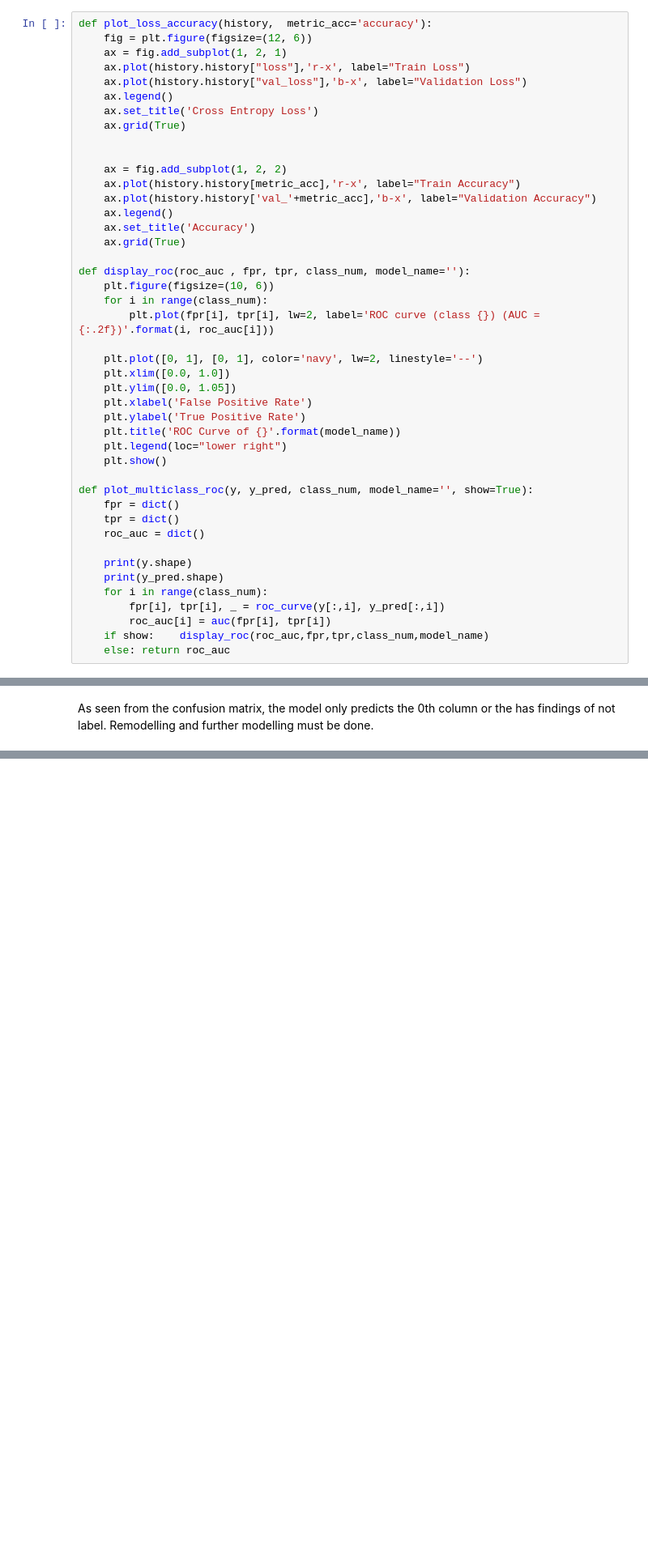
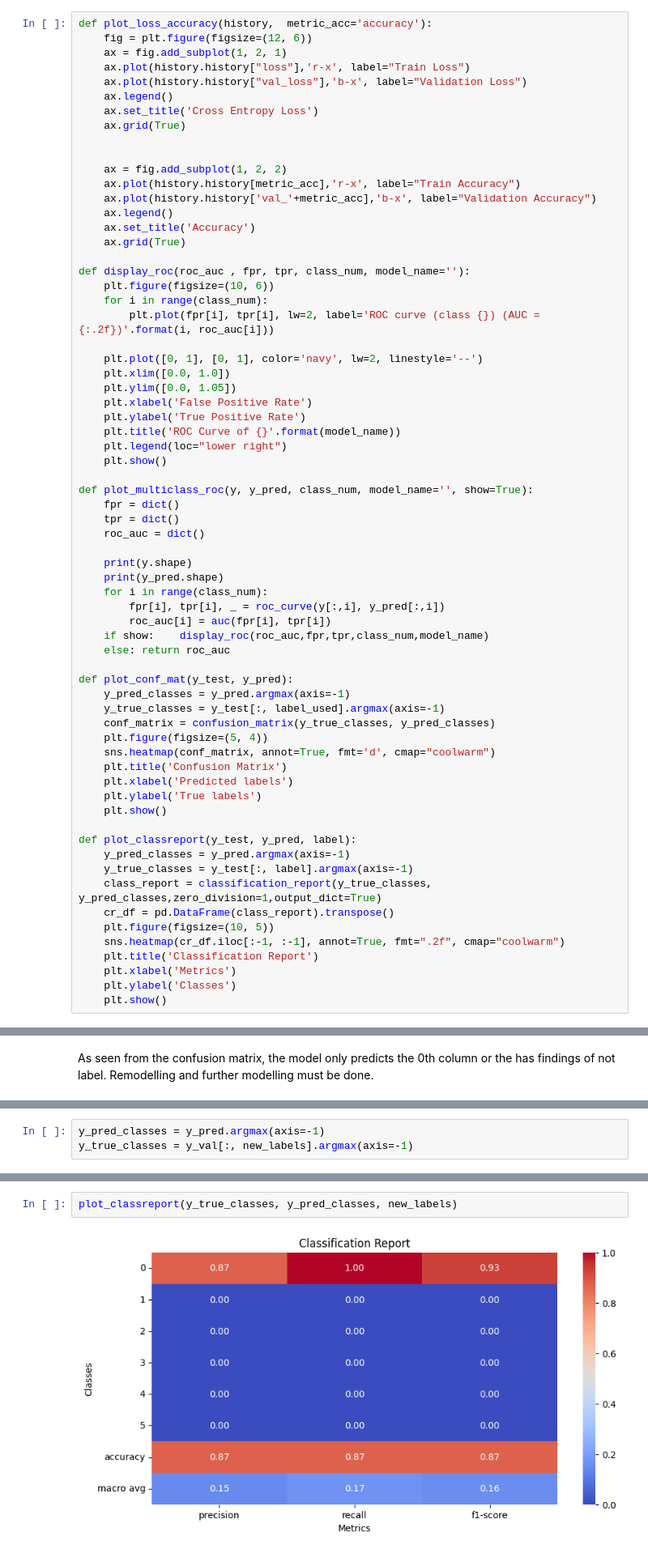
Before and after one commit to qkestacion07/CPE313, a Jupyter notebook: X_ray/train.ipynb, the cells around one changed output, grey strips where cells are left out. Shown at 81% size. Drawn from its saved outputs; the diff is of its cells as text; blank space fills up the shorter version.

```diff
--- a/X_ray/train.ipynb
+++ b/X_ray/train.ipynb
@@ -758,6 +758,29 @@ def plot_multiclass_roc(y, y_pred, class_num, model_name='', show=True):
         roc_auc[i] = auc(fpr[i], tpr[i])
     if show:    display_roc(roc_auc,fpr,tpr,class_num,model_name)
     else: return roc_auc
+
+def plot_conf_mat(y_test, y_pred):
+    y_pred_classes = y_pred.argmax(axis=-1)
+    y_true_classes = y_test[:, label_used].argmax(axis=-1)
+    conf_matrix = confusion_matrix(y_true_classes, y_pred_classes)
+    plt.figure(figsize=(5, 4))
+    sns.heatmap(conf_matrix, annot=True, fmt='d', cmap="coolwarm")
+    plt.title('Confusion Matrix')
+    plt.xlabel('Predicted labels')
+    plt.ylabel('True labels')
+    plt.show()
+
+def plot_classreport(y_test, y_pred, label):
+    y_pred_classes = y_pred.argmax(axis=-1)
+    y_true_classes = y_test[:, label].argmax(axis=-1)
+    class_report = classification_report(y_true_classes, y_pred_classes,zero_division=1,output_dict=True)
+    cr_df = pd.DataFrame(class_report).transpose()
+    plt.figure(figsize=(10, 5))
+    sns.heatmap(cr_df.iloc[:-1, :-1], annot=True, fmt=".2f", cmap="coolwarm")
+    plt.title('Classification Report')
+    plt.xlabel('Metrics')
+    plt.ylabel('Classes')
+    plt.show()
 # %%
 plot_multiclass_roc(y_val[:,label_used],y_pred,len(label_used))
 # %% [output]
@@ -802,0 +883,3 @@ As seen from the confusion matrix, the model only predicts the 0th column or the
+# %%
+y_pred_classes = y_pred.argmax(axis=-1)
+y_true_classes = y_val[:, new_labels].argmax(axis=-1)
@@ -802,0 +896,4 @@ As seen from the confusion matrix, the model only predicts the 0th column or the
+# %%
+plot_classreport(y_true_classes, y_pred_classes, new_labels)
+# %% [output]
+[figure, added]
```
Also changed, not shown: parts of 29 cells of this notebook, 3 other files.
